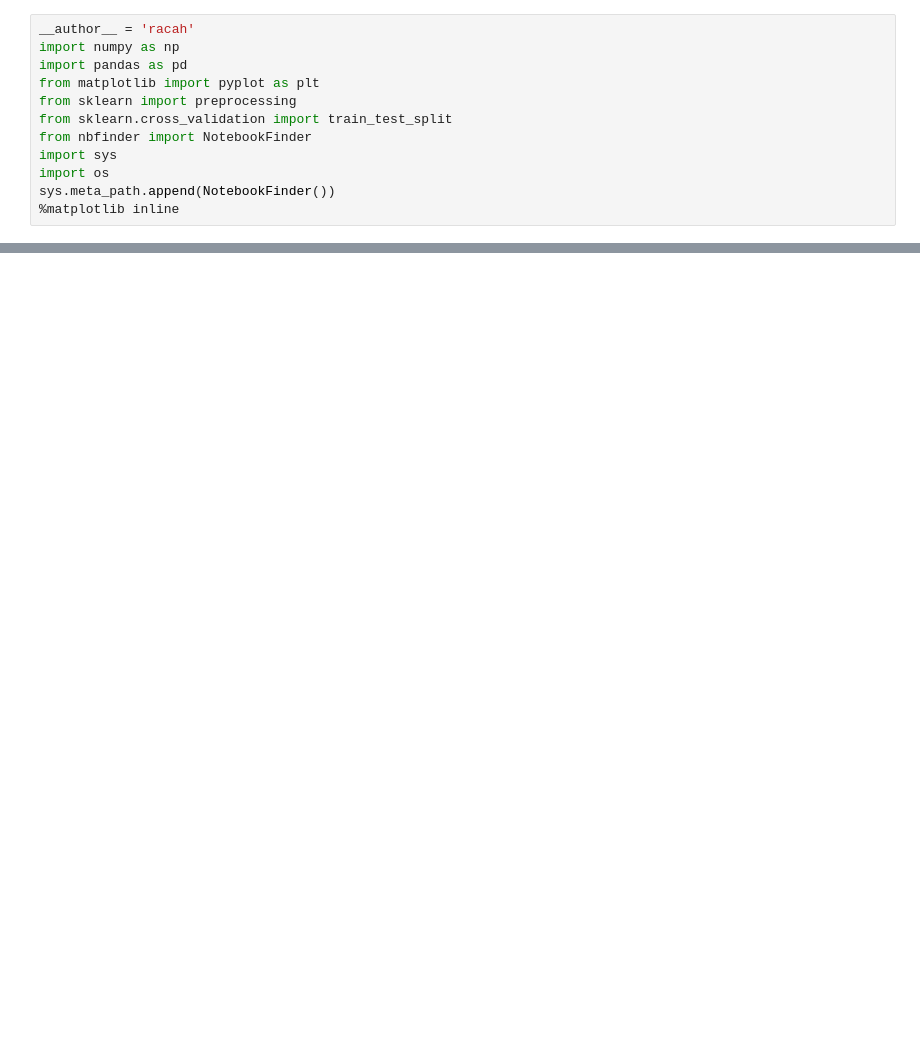
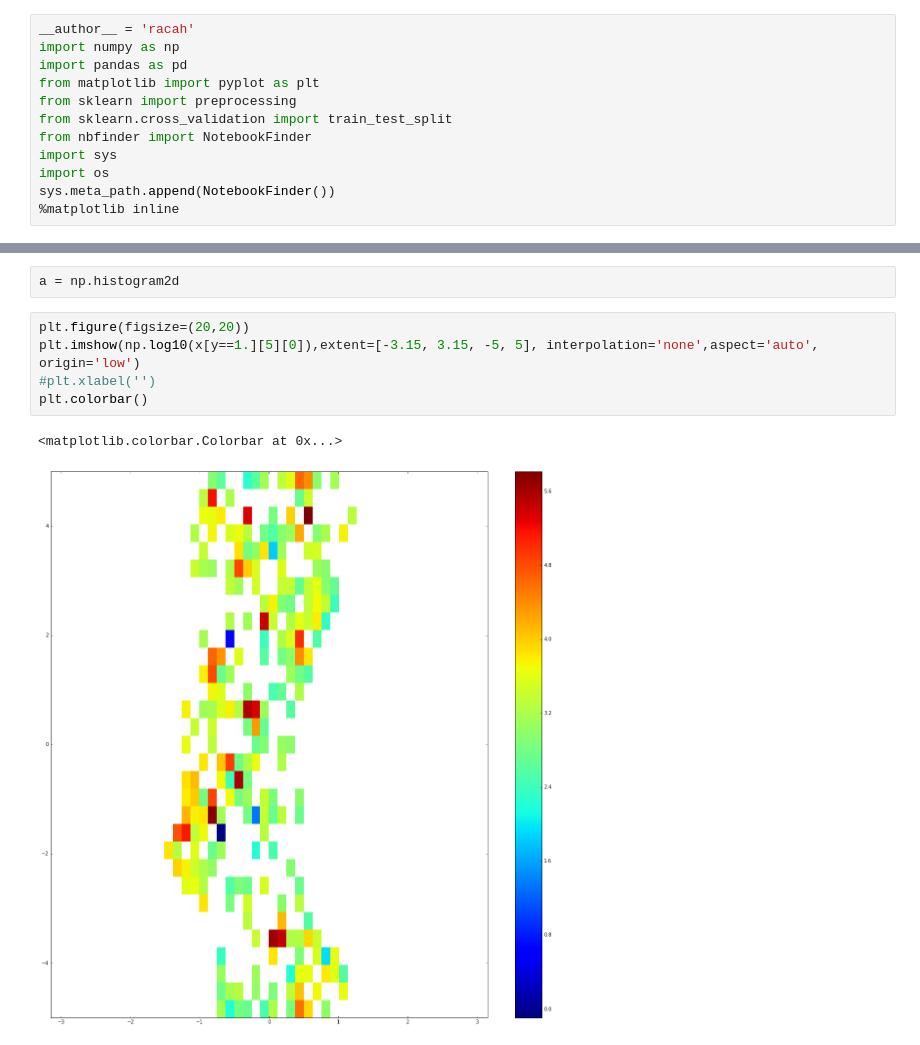
Before and after one commit to eracah/atlas_dl, a Jupyter notebook: notebooks/data_loader.ipynb, the cells around one changed output, grey strips where cells are left out. Saved outputs shown, nothing was run; the diff lists cells and outputs as text; blank space fills up the shorter version.

```diff
--- a/notebooks/data_loader.ipynb
+++ b/notebooks/data_loader.ipynb
@@ -124,0 +142,10 @@ WARNING:ROOT.TClass.Init:no dictionary for class xAOD::MissingETContainer_v1 is
+# %%
+a = np.histogram2d
+# %%
+plt.figure(figsize=(20,20))
+plt.imshow(np.log10(x[y==1.][5][0]),extent=[-3.15, 3.15, -5, 5], interpolation='none',aspect='auto', origin='low')
+#plt.xlabel('')
+plt.colorbar()
+# %% [output]
+<matplotlib.colorbar.Colorbar at 0x...>
+[figure, added]
```
Also changed, not shown: parts of 4 cells of this notebook, 5 other files.
